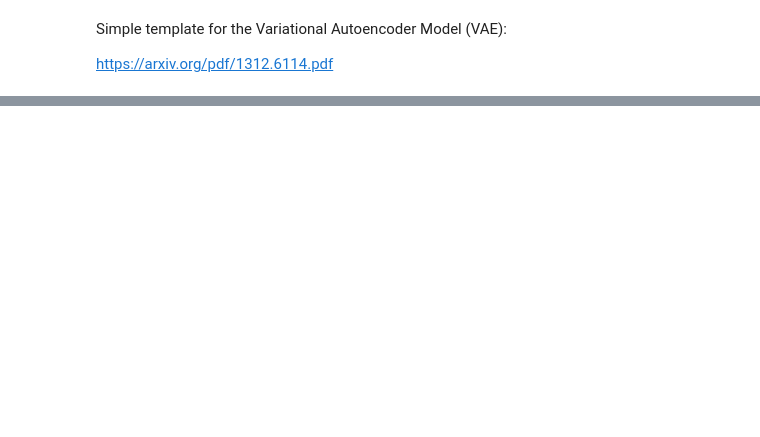
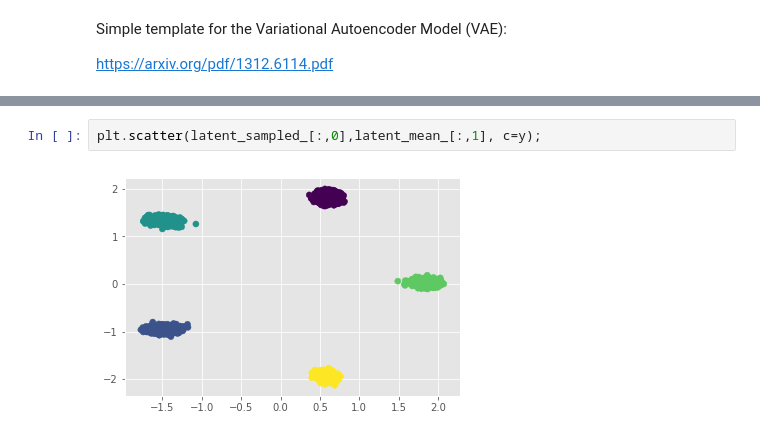
Before and after one commit to dauparas/tensorflow_examples, a Jupyter notebook: VAE_template.ipynb, the cells around one changed output, grey strips where cells are left out. Saved outputs shown, nothing was run; the diff lists cells and outputs as text; blank space fills up the shorter version.

```diff
--- a/VAE_template.ipynb
+++ b/VAE_template.ipynb
@@ -144,0 +121,4 @@ prior = tfd.Independent(tfd.Normal(loc=tf.zeros(encoded_size), scale=1),
+# %%
+plt.scatter(latent_sampled_[:,0],latent_mean_[:,1], c=y);
+# %% [output]
+[figure, added]
```
Also changed, not shown: parts of 16 cells of this notebook.
